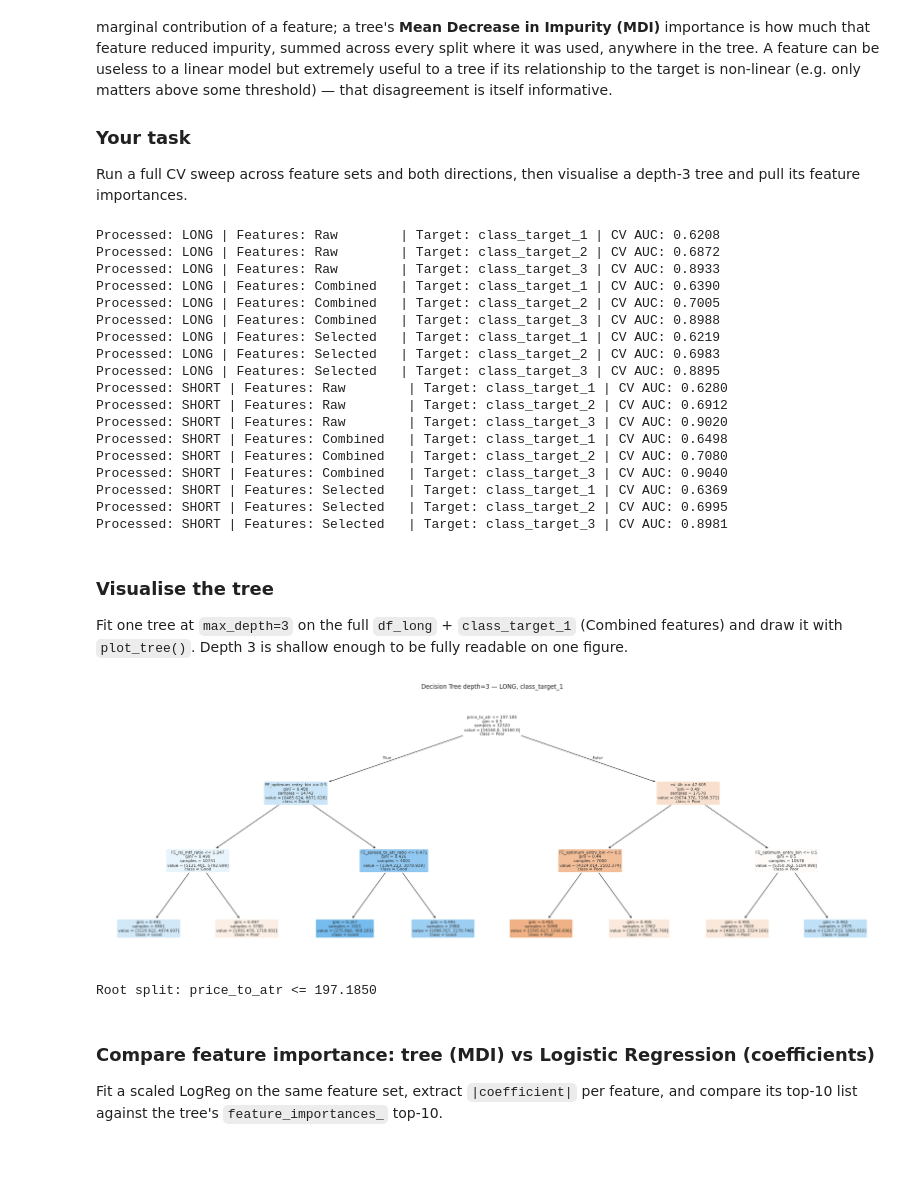
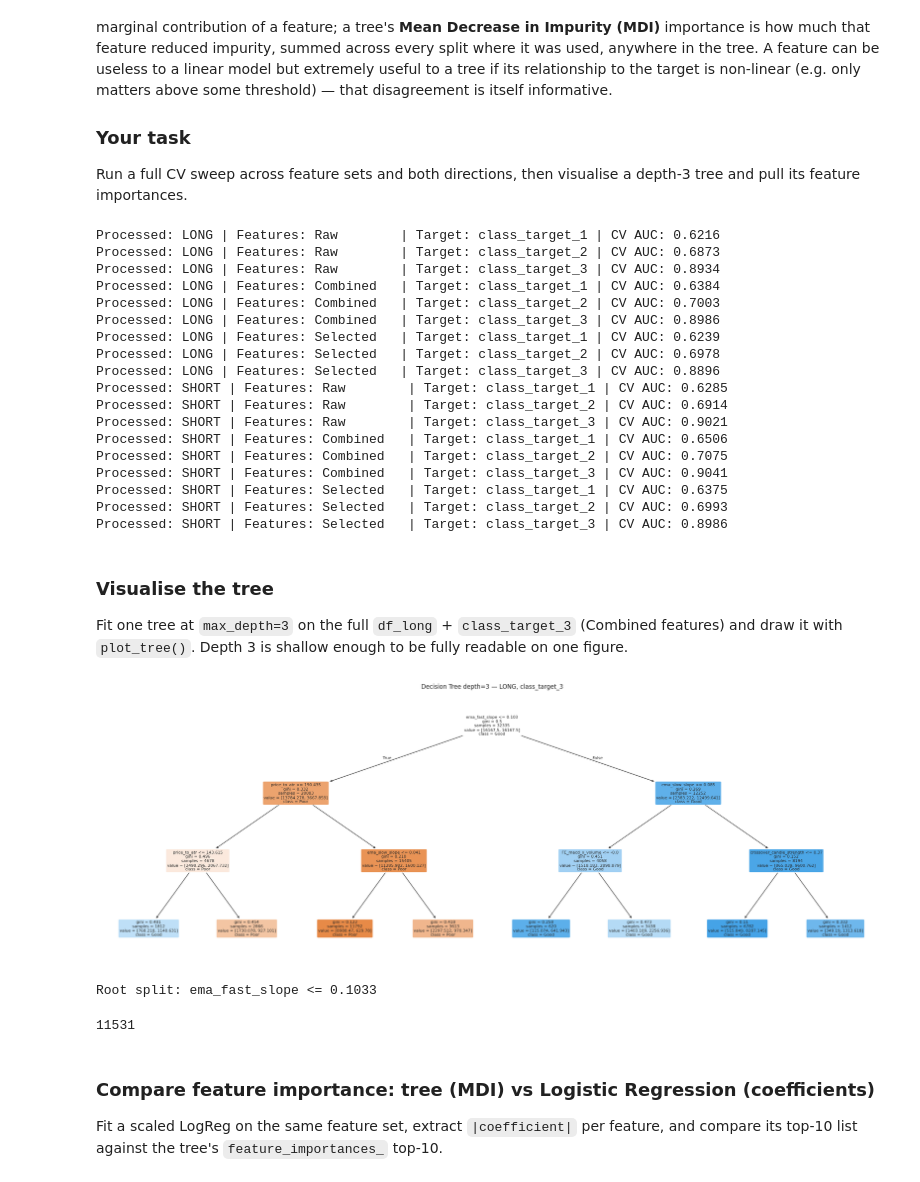
Before and after one commit to Jeshurun-B/EMA-optimizer-pipeline-v2, a Jupyter notebook: coolab_notebooks/week4_decision_trees_original.ipynb, the cells around one changed output. Drawn from its saved outputs; the diff is of its cells as text; code cells hidden in the pictures.

```diff
--- a/coolab_notebooks/week4_decision_trees_original.ipynb
+++ b/coolab_notebooks/week4_decision_trees_original.ipynb
@@ -204,7 +204,7 @@ df['class_target_1'] = (df['target_b'] > 0.4).astype(int)
 
 # class_target_2: simple, permissive — did unrealized profit ever cross 1%?
 df['class_target_2'] = (df['mfe_percent'] > 1).astype(int)
-df['class_target_3'] = (df['mfe_percent'] < -0.5).astype(int)
+df['class_target_3'] = (df['mae_percent'] < -0.5).astype(int)
 
 print('Quality columns + targets applied')
 print(f'CT1 +%: LONG {df[df["signal_x"]=="LONG"]["class_target_1"].mean()*100:.1f}%  SHORT {df[df["signal_x"]=="SHORT"]["class_target_1"].mean()*100:.1f}%')
@@ -938,28 +942,28 @@ for direction_tuple in [('LONG', df_long, FEATURES_ALL, FEATURES_COMBINED, FEATU
 # Build and display the master comparison DataFrame
 dt_df = pd.DataFrame(dt_records)
 # %% [output]
-Processed: LONG | Features: Raw        | Target: class_target_1 | CV AUC: 0.6208
-Processed: LONG | Features: Raw        | Target: class_target_2 | CV AUC: 0.6872
-Processed: LONG | Features: Raw        | Target: class_target_3 | CV AUC: 0.8933
-Processed: LONG | Features: Combined   | Target: class_target_1 | CV AUC: 0.6390
-Processed: LONG | Features: Combined   | Target: class_target_2 | CV AUC: 0.7005
-Processed: LONG | Features: Combined   | Target: class_target_3 | CV AUC: 0.8988
-Processed: LONG | Features: Selected   | Target: class_target_1 | CV AUC: 0.6219
-Processed: LONG | Features: Selected   | Target: class_target_2 | CV AUC: 0.6983
-Processed: LONG | Features: Selected   | Target: class_target_3 | CV AUC: 0.8895
-Processed: SHORT | Features: Raw        | Target: class_target_1 | CV AUC: 0.6280
-Processed: SHORT | Features: Raw        | Target: class_target_2 | CV AUC: 0.6912
-Processed: SHORT | Features: Raw        | Target: class_target_3 | CV AUC: 0.9020
-Processed: SHORT | Features: Combined   | Target: class_target_1 | CV AUC: 0.6498
-Processed: SHORT | Features: Combined   | Target: class_target_2 | CV AUC: 0.7080
-Processed: SHORT | Features: Combined   | Target: class_target_3 | CV AUC: 0.9040
-Processed: SHORT | Features: Selected   | Target: class_target_1 | CV AUC: 0.6369
-Processed: SHORT | Features: Selected   | Target: class_target_2 | CV AUC: 0.6995
-Processed: SHORT | Features: Selected   | Target: class_target_3 | CV AUC: 0.8981
+Processed: LONG | Features: Raw        | Target: class_target_1 | CV AUC: 0.6216
+Processed: LONG | Features: Raw        | Target: class_target_2 | CV AUC: 0.6873
+Processed: LONG | Features: Raw        | Target: class_target_3 | CV AUC: 0.8934
+Processed: LONG | Features: Combined   | Target: class_target_1 | CV AUC: 0.6384
+Processed: LONG | Features: Combined   | Target: class_target_2 | CV AUC: 0.7003
+Processed: LONG | Features: Combined   | Target: class_target_3 | CV AUC: 0.8986
+Processed: LONG | Features: Selected   | Target: class_target_1 | CV AUC: 0.6239
+Processed: LONG | Features: Selected   | Target: class_target_2 | CV AUC: 0.6978
+Processed: LONG | Features: Selected   | Target: class_target_3 | CV AUC: 0.8896
+Processed: SHORT | Features: Raw        | Target: class_target_1 | CV AUC: 0.6285
+Processed: SHORT | Features: Raw        | Target: class_target_2 | CV AUC: 0.6914
+Processed: SHORT | Features: Raw        | Target: class_target_3 | CV AUC: 0.9021
+Processed: SHORT | Features: Combined   | Target: class_target_1 | CV AUC: 0.6506
+Processed: SHORT | Features: Combined   | Target: class_target_2 | CV AUC: 0.7075
+Processed: SHORT | Features: Combined   | Target: class_target_3 | CV AUC: 0.9041
+Processed: SHORT | Features: Selected   | Target: class_target_1 | CV AUC: 0.6375
+Processed: SHORT | Features: Selected   | Target: class_target_2 | CV AUC: 0.6993
+Processed: SHORT | Features: Selected   | Target: class_target_3 | CV AUC: 0.8986
 # %% [markdown]
 ### Visualise the tree
 
-Fit one tree at `max_depth=3` on the full `df_long` + `class_target_1` (Combined features) and draw it with `plot_tree()`. Depth 3 is shallow enough to be fully readable on one figure.
+Fit one tree at `max_depth=3` on the full `df_long` + `class_target_3` (Combined features) and draw it with `plot_tree()`. Depth 3 is shallow enough to be fully readable on one figure.
 # %%
 # ============================================================
 # TODO: Visualise a depth-3 tree
@@ -975,11 +979,11 @@ feat_viz = [f for f in FEATURES_COMBINED if f in df_long.columns]
 
 #   df_v = df_long[feat_viz + ['class_target_1']].replace([np.inf,-np.inf], np.nan).dropna()
 
-df_v = df_long[feat_viz + ['class_target_1']].replace([np.inf,-np.inf], np.nan).dropna()
+df_v = df_long[feat_viz + ['class_target_3']].replace([np.inf,-np.inf], np.nan).dropna()
 
 #   Xv, yv = df_v[feat_viz].values, df_v['class_target_1'].values
 
-Xv, yv = df_v[feat_viz].to_numpy(), df_v['class_target_1'].to_numpy()
+Xv, yv = df_v[feat_viz].to_numpy(), df_v['class_target_3'].to_numpy()
 
 
 
@@ -994,36 +998,40 @@ dt_viz = DecisionTreeClassifier(max_depth=3, class_weight='balanced',
                                            criterion='gini', random_state=42)
 
 dt_viz.fit(Xv,yv)
 
 # TODO: plot it:
 
 fig, ax = plt.subplots(figsize=(22, 8))
 
 plot_tree(dt_viz, feature_names=feat_viz, class_names=['Poor','Good'],
 
           filled=True, rounded=True, fontsize=8, ax=ax)
 
-ax.set_title('Decision Tree depth=3 — LONG, class_target_1')
+ax.set_title('Decision Tree depth=3 — LONG, class_target_3')
 
 plt.tight_layout(); plt.show()
 
 
 
 # TODO: print the root node's feature and threshold:
 root_feat = feat_viz[dt_viz.tree_.feature[0]]
 
 root_thresh = dt_viz.tree_.threshold[0]
 
 print(f'Root split: {root_feat} <= {root_thresh:.4f}')
 
 
 
 # TODO answer in a comment: does the root split make trading sense to you?
 
 #   Is it a feature you would have guessed mattered most
 # %% [output]
-[figure, old version]
+[figure, new version]
-Root split: price_to_atr <= 197.1850
+Root split: ema_fast_slope <= 0.1033
+# %%
+print(df[df['class_target_2'].eq(1) & df['class_target_3'].eq(0)].shape[0])
+# %% [output]
+11531
 # %% [markdown]
 ### Compare feature importance: tree (MDI) vs Logistic Regression (coefficients)
 
```
Also changed, not shown: parts of 10 cells of this notebook.
